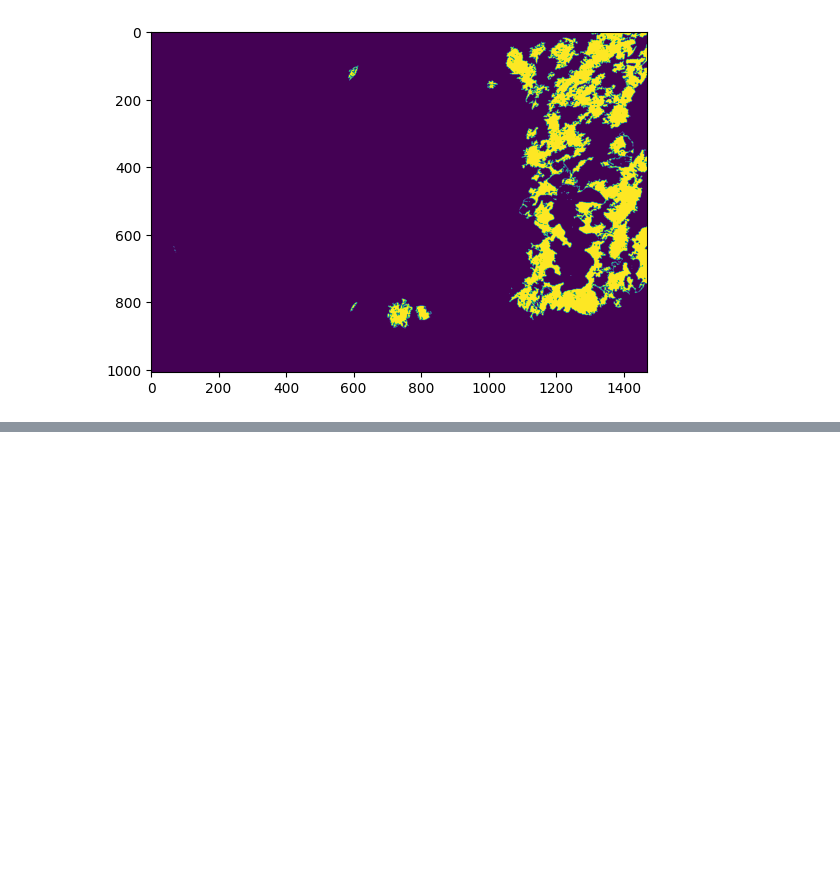
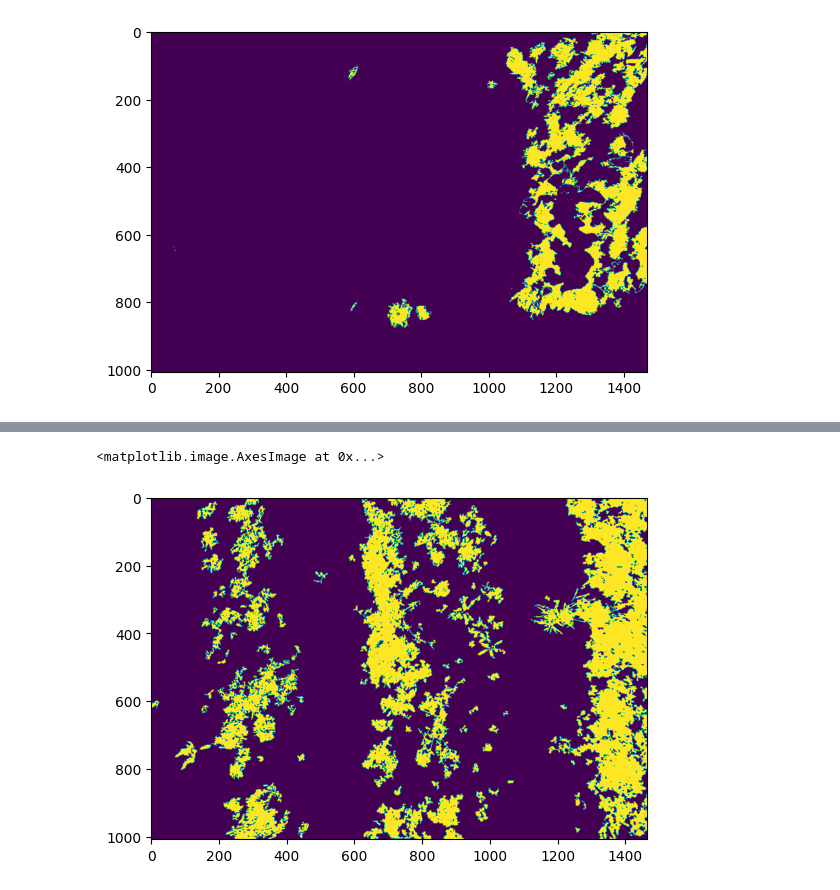
Before and after one commit to Deceptrax123/Crop-Weed-Semantic-Segmentation, a Jupyter notebook: tests.ipynb, the cells around one changed output, grey strips where cells are left out. Cells and saved outputs as stored; diff of their text form; code cells hidden in the pictures; blank space fills up the shorter version.

```diff
--- a/tests.ipynb
+++ b/tests.ipynb
@@ -290,0 +320,5 @@ plt.imshow(y_enc[:,:,2])
+# %%
+plt.imshow(gti1)
+# %% [output]
+<matplotlib.image.AxesImage at 0x...>
+[figure, added]
```
Also changed, not shown: parts of 6 cells of this notebook, 1 other file.
